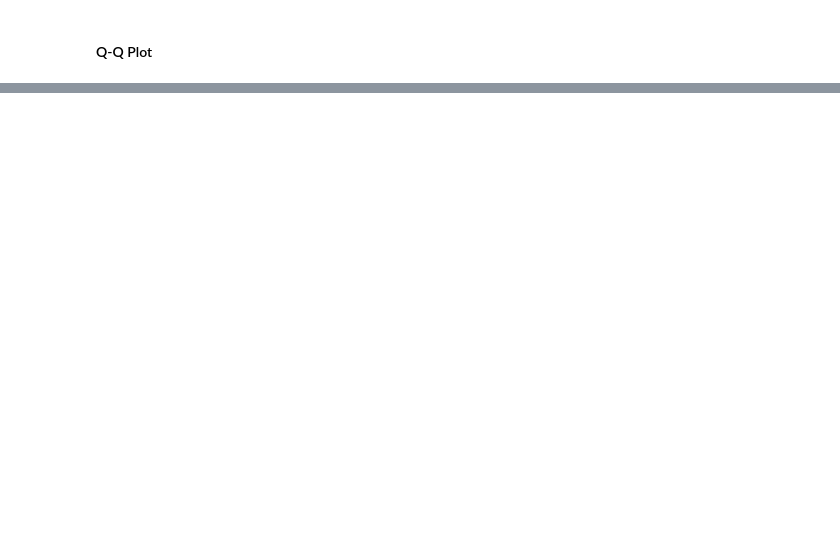
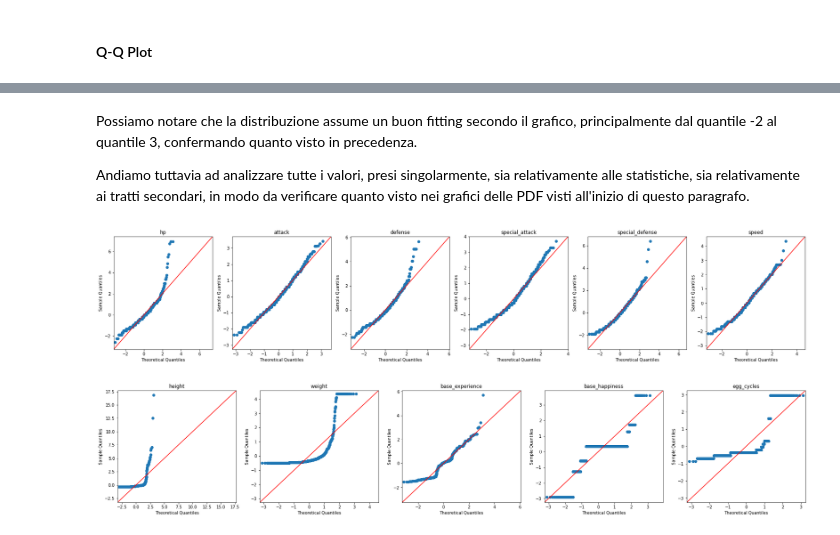
Before and after one commit to nebuchadneZZar01/DA_project, a Jupyter notebook: pokebook.ipynb, the cells around one changed output, grey strips where cells are left out. Cells and saved outputs as stored; diff of their text form; code cells hidden in the pictures; blank space fills up the shorter version.

```diff
--- a/pokebook.ipynb
+++ b/pokebook.ipynb
@@ -823,0 +883,19 @@ Sui misteriosi, invece, è possibile notare una distribuzione rappresentata da u
+# %% [markdown]
+Possiamo notare che la distribuzione assume un buon fitting secondo il grafico, principalmente dal quantile -2 al quantile 3, confermando quanto visto in precedenza.
+
+Andiamo tuttavia ad analizzare tutte i valori, presi singolarmente, sia relativamente alle statistiche, sia relativamente ai tratti secondari, in modo da verificare quanto visto nei grafici delle PDF visti all'inizio di questo paragrafo.
+# %%
+fig, axis = plt.subplots(1, 6, figsize=(30, 5))
+
+for i in range(len(stats)):
+    axis[i].set_title(stats[i])
+    qqplot(pokedex[stats[i]], fit=True, line='45', ax=axis[i])
+
+fig, axis = plt.subplots(1, len(traits), figsize=(30, 5))
+
+for i in range(len(traits)):
+    axis[i].set_title(traits[i])
+    qqplot(pokedex[traits[i]], fit=True, line='45', ax=axis[i])
+# %% [output]
+[figure, added]
+[figure, added]
```
Also changed, not shown: parts of 11 cells of this notebook.
